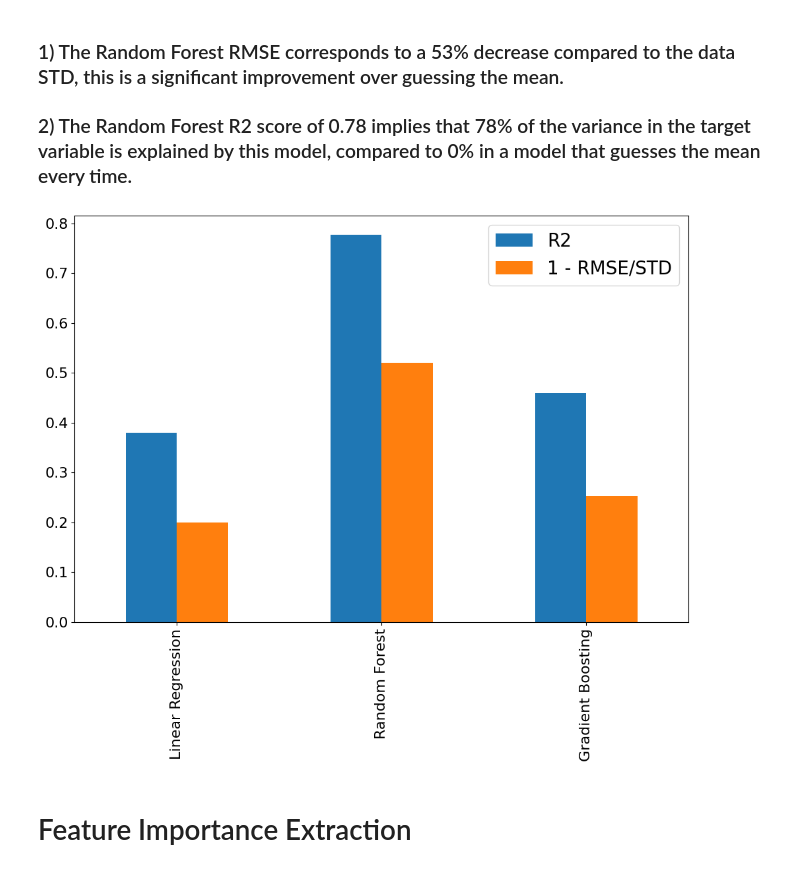
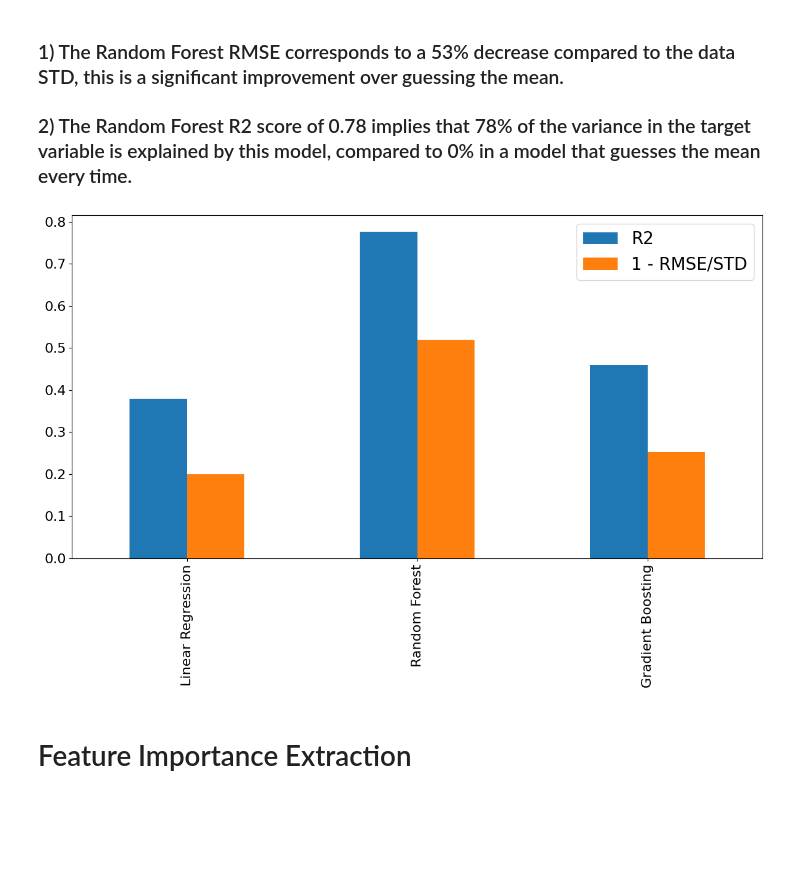
Before and after one commit to albertonavaa/Selected-Projects, a Jupyter notebook: Beta_prediction.ipynb, the cells around one changed output. Drawn from its saved outputs; the diff is of its cells as text; code cells hidden in the pictures; blank space fills up the shorter version.

```diff
--- a/Beta_prediction.ipynb
+++ b/Beta_prediction.ipynb
@@ -322,24 +322,25 @@ Gradient Boosting  0.425025  0.459331
 # %%
 # Create another feature '1 - RMSE/STD' to better compare how the model improves on the target's STD
 results_df2 = results_df.copy()
 results_df2['1 - RMSE/STD'] = 1 - results_df2['RMSE']/df_preprocessed['Beta 45'].std()
 results_df2.drop(columns=['RMSE'], inplace=True)
 results_df2 = results_df2.iloc[1:,:]
 
 # Update rcParams for font sizes
 plt.rcParams.update({
     'axes.labelsize': 16,  # Font size for x and y labels
     'xtick.labelsize': 12,  # Font size for x-axis tick labels
     'ytick.labelsize': 12   # Font size for y-axis tick labels
 })
 
 # Plot Results
 plt.rc('legend',fontsize=20)
 fig, ax = plt.subplots(figsize=(10, 5))
 results_df2.plot(kind='bar', figsize=(12, 8), fontsize=16, ax=ax)
-fig.savefig('Beta_Model_eval.jpg', dpi=300)
+fig.tight_layout()
+fig.savefig('Beta_Model_eval.jpg', dpi=100)
 # %% [output]
-[figure, old version]
+[figure, new version]
 # %% [markdown]
 # Feature Importance Extraction
 # %%
```
Also changed, not shown: parts of 1 cell of this notebook.
